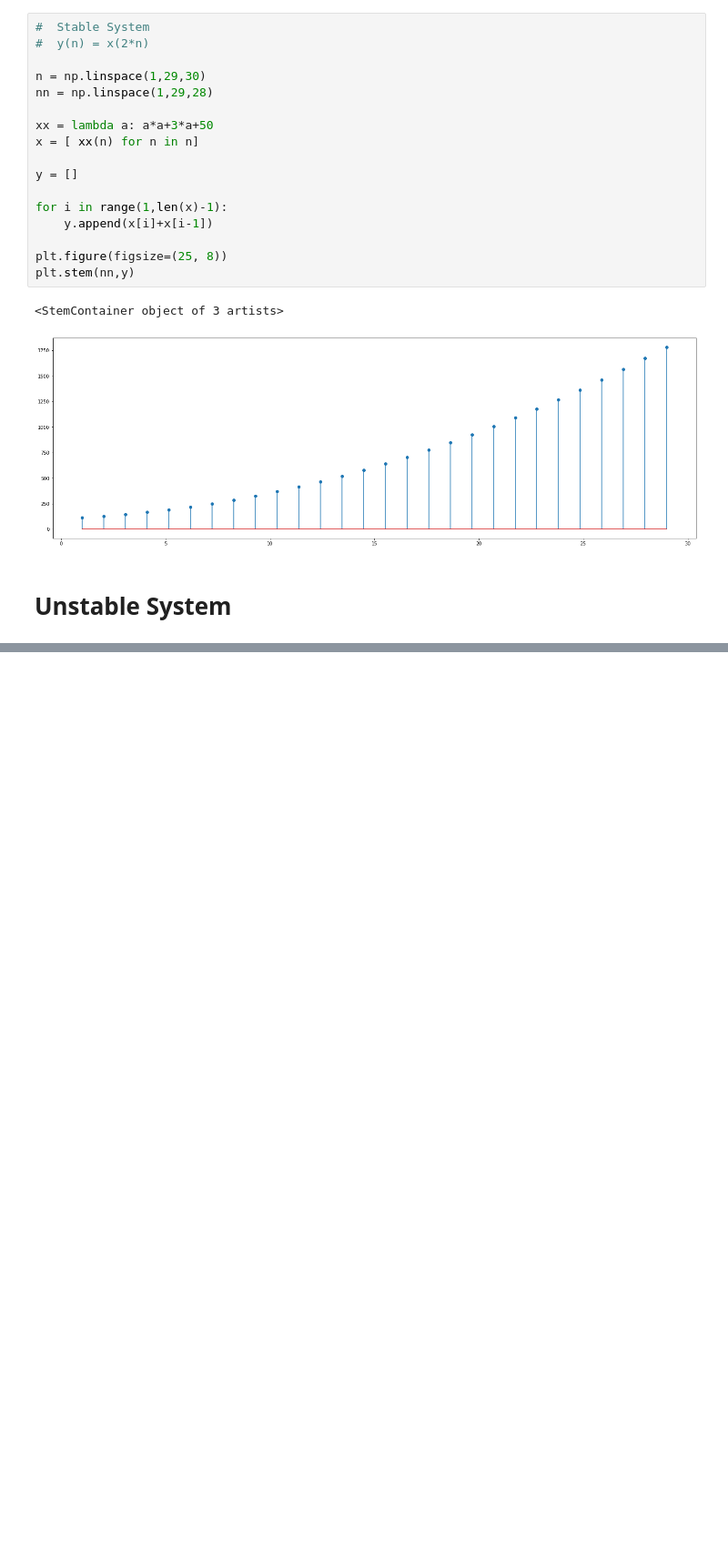
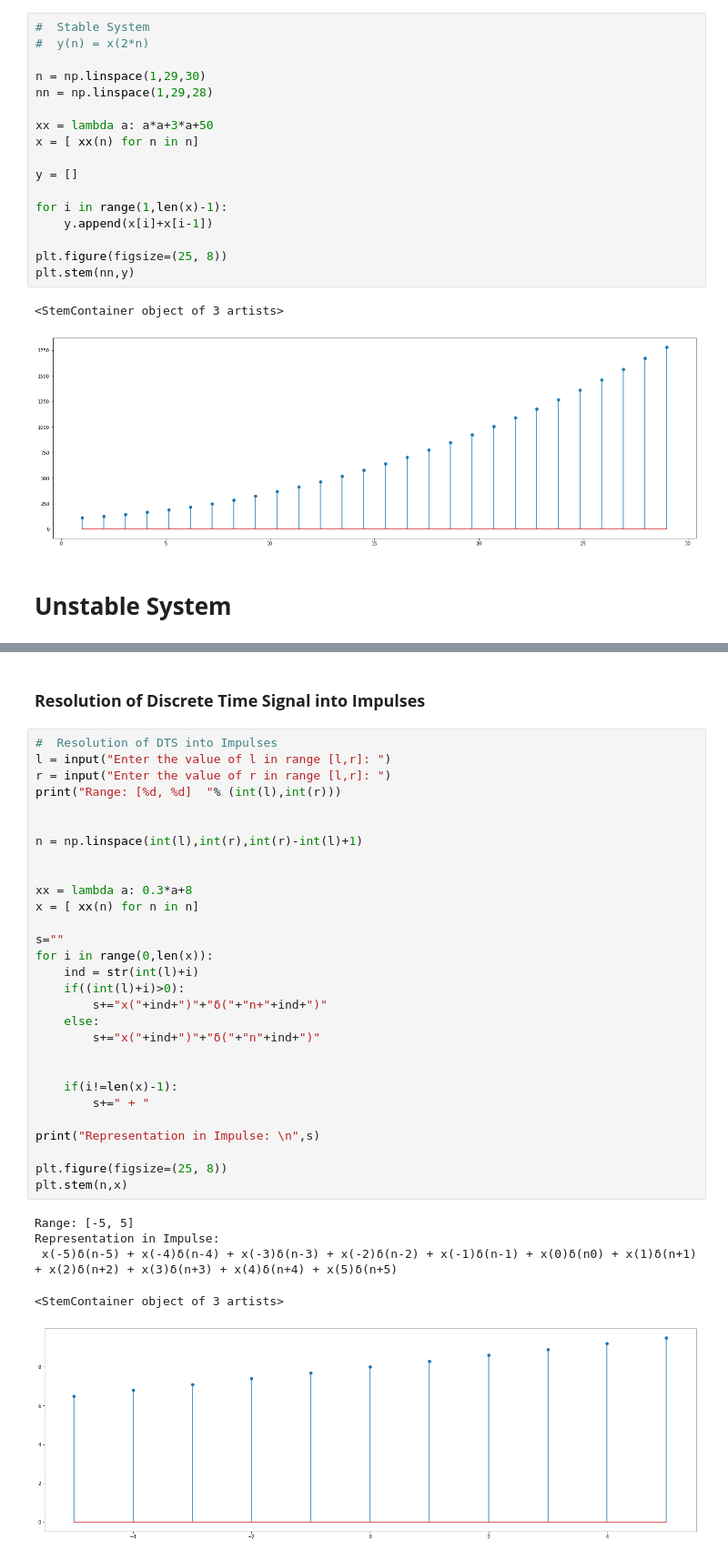
Before and after one commit to s-m-nahid-hasan-ruet-ece/Competitive-Programming, a Jupyter notebook: LabTask/DSP/DSP_Resolution.ipynb, the cells around one changed output, grey strips where cells are left out. Shown at 91% size. Drawn from its saved outputs; the diff is of its cells as text; blank space fills up the shorter version.

```diff
--- a/LabTask/DSP/DSP_Resolution.ipynb
+++ b/LabTask/DSP/DSP_Resolution.ipynb
@@ -274,0 +279,37 @@ plt.stem(n,y)
+# %% [markdown]
+### **Resolution of Discrete Time Signal into Impulses**
+# %%
+#  Resolution of DTS into Impulses
+l = input("Enter the value of l in range [l,r]: ")
+r = input("Enter the value of r in range [l,r]: ")
+print("Range: [%d, %d]  "% (int(l),int(r)))
+
+
+n = np.linspace(int(l),int(r),int(r)-int(l)+1)
+
+
+xx = lambda a: 0.3*a+8
+x = [ xx(n) for n in n]
+
+s=""
+for i in range(0,len(x)):
+    ind = str(int(l)+i)
+    if((int(l)+i)>0):
+        s+="x("+ind+")"+"δ("+"n+"+ind+")"
+    else:
+        s+="x("+ind+")"+"δ("+"n"+ind+")"
+
+
+    if(i!=len(x)-1):
+        s+=" + "
+
+print("Representation in Impulse: \n",s)
+
+plt.figure(figsize=(25, 8))
+plt.stem(n,x)
+# %% [output]
+Range: [-5, 5]
+Representation in Impulse:
+ x(-5)δ(n-5) + x(-4)δ(n-4) + x(-3)δ(n-3) + x(-2)δ(n-2) + x(-1)δ(n-1) + x(0)δ(n0) + x(1)δ(n+1) + x(2)δ(n+2) + x(3)δ(n+3) + x(4)δ(n+4) + x(5)δ(n+5)
+<StemContainer object of 3 artists>
+[figure, added]
```
Also changed, not shown: parts of 5 cells of this notebook.
